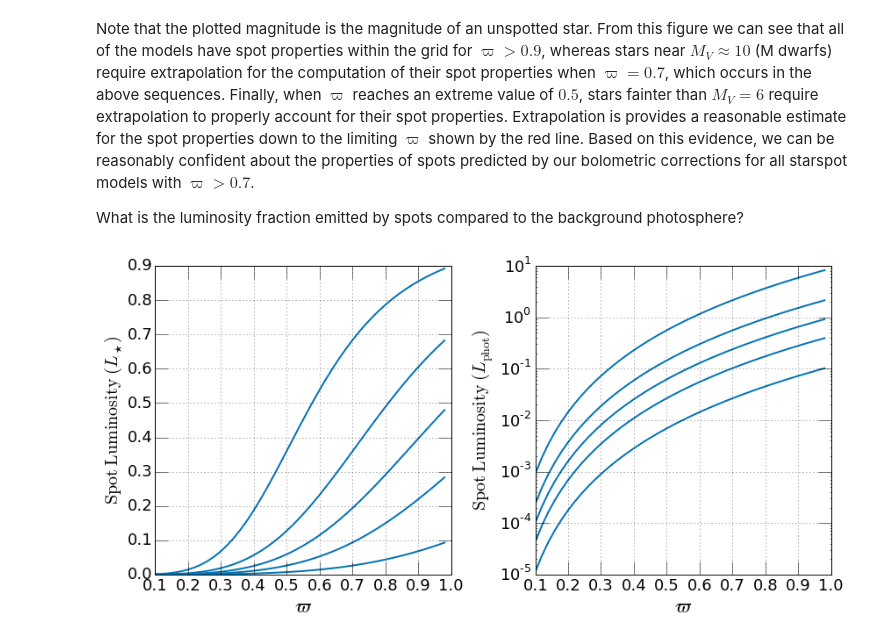
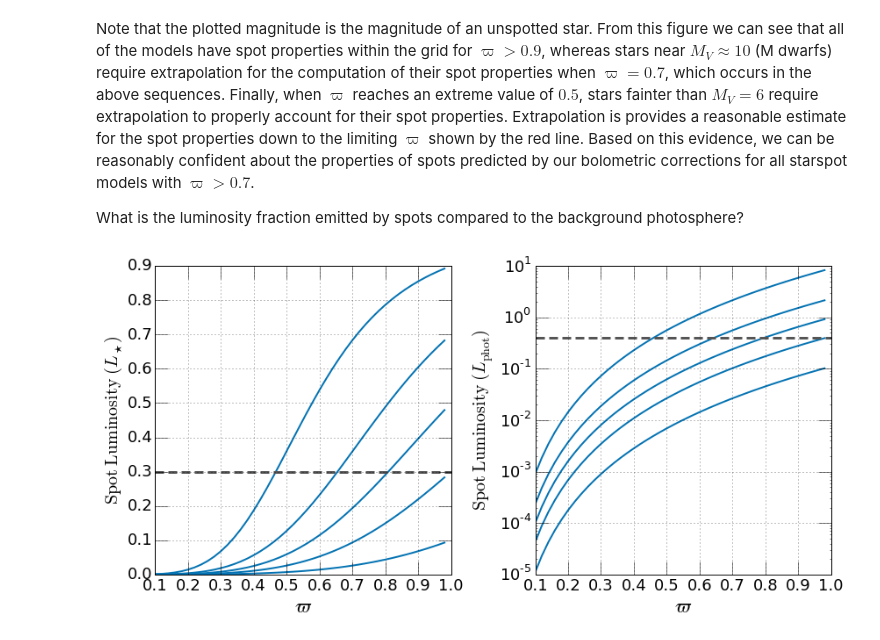
Before and after one commit to gfeiden/Notebook, a Jupyter notebook: Projects/ngc2516_spots/sta_spots_cmds.ipynb, the cells around one changed output. Cells and saved outputs as stored; diff of their text form; code cells hidden in the pictures.

```diff
--- a/Projects/ngc2516_spots/sta_spots_cmds.ipynb
+++ b/Projects/ngc2516_spots/sta_spots_cmds.ipynb
@@ -107,27 +107,29 @@ What is the luminosity fraction emitted by spots compared to the background phot
 # %%
 fig, ax = plt.subplots(1, 2, figsize=(12., 6.))
 
 for axis in ax:
     axis.tick_params(which='major', axis='both', length=15., labelsize=18.)
     axis.set_xlabel('$\\varpi$', fontsize=22.)
     axis.grid(True)
 
 ax[0].set_ylabel('${\\rm Spot\ Luminosity}\ (L_{\\star})$', fontsize=20.)
 ax[1].set_ylabel('${\\rm Spot\ Luminosity}\ (L_{\\rm phot})$', fontsize=20.)
 
 varpi   = np.arange(0.1, 1.0, 0.02)
 varrhos = np.arange(0.1, 1.0, 0.20)
 
 # fraction of total luminosity
 for varrho in varrhos:
     Lspot  = varpi**4*varrho/(varrho*varpi**4 + 1.0 - varrho)
     ax[0].plot(varpi, Lspot, lw=2, c=colors[1])
+ax[0].plot([0.1, 1.0], [0.3, 0.3], dashes=(10., 5.0), lw=3, c=colors[3])
 
 # fraction compare to ambient photosphere luminosity
 for varrho in varrhos:
     Lspot  = varpi**4*varrho/(1.0 - varrho)
     ax[1].semilogy(varpi, Lspot, lw=2, c=colors[1])
+ax[1].semilogy([0.1, 1.0], [0.4, 0.4], dashes=(10., 5.0), lw=3, c=colors[3])
 
 fig.tight_layout()
 # %% [output]
-[figure, old version]
+[figure, new version]
```
Also changed, not shown: parts of 2 cells of this notebook.
